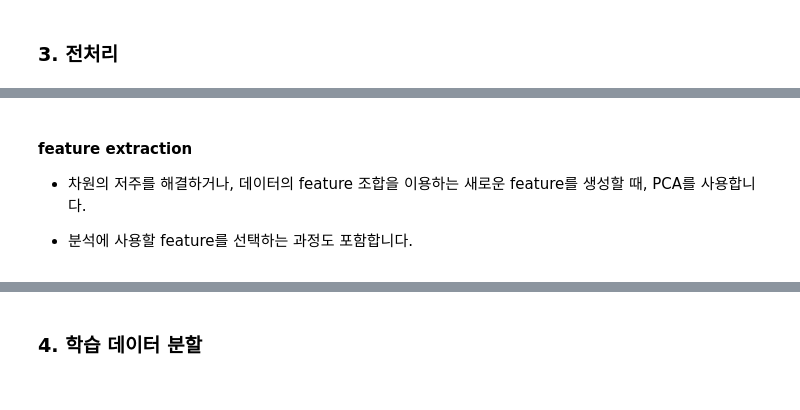
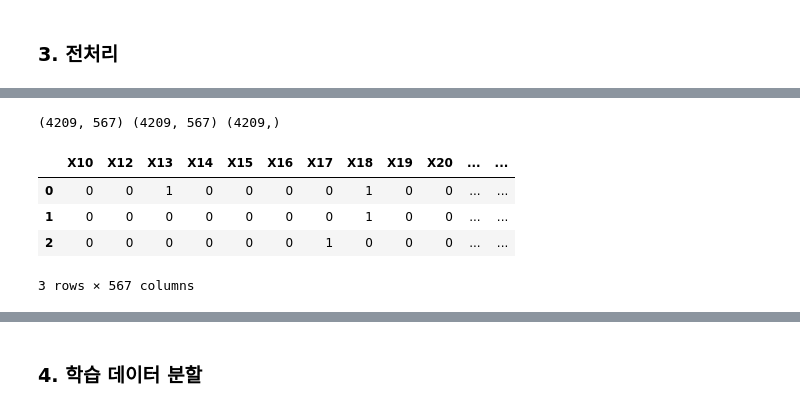
Before and after one commit to oneash98/FastCampusDeepLearning, a Jupyter notebook: Chapter_06_실전_머신러닝_프로젝트_Mercedes_Benz.ipynb, the cells around one changed output, grey strips where cells are left out. Drawn from its saved outputs; the diff is of its cells as text; code cells hidden in the pictures.

```diff
--- a/Chapter_06_실전_머신러닝_프로젝트_Mercedes_Benz.ipynb
+++ b/Chapter_06_실전_머신러닝_프로젝트_Mercedes_Benz.ipynb
@@ -303,6 +286,0 @@ threshold =
-# %% [markdown]
-#### feature extraction
-
-- 차원의 저주를 해결하거나, 데이터의 feature 조합을 이용하는 새로운 feature를 생성할 때, PCA를 사용합니다.
-
-- 분석에 사용할 feature를 선택하는 과정도 포함합니다.
@@ -315,0 +291,20 @@ if feature_reducing:
+# %%
+total = pd.concat([train, test])
+split_point = len(train)
+total_OHE = pd.get_dummies(data = total, columns = categorical_features)
+y = train.y
+tempX = total_OHE.drop(columns=["ID", "y"])
+tempX = tempX.drop(columns = card1)
+trainX = tempX[:split_point]
+testX = tempX[split_point:]
+print(trainX.shape, testX.shape, y.shape)
+# %% [output]
+(4209, 567) (4209, 567) (4209,)
+# %%
+trainX.head(3)
+# %% [output]
+|  | X10 | X12 | X13 | X14 | X15 | X16 | X17 | X18 | X19 | X20 | ... | ... |
+| 0 | 0 | 0 | 1 | 0 | 0 | 0 | 0 | 1 | 0 | 0 | ... | ... |
+| 1 | 0 | 0 | 0 | 0 | 0 | 0 | 0 | 1 | 0 | 0 | ... | ... |
+| 2 | 0 | 0 | 0 | 0 | 0 | 0 | 1 | 0 | 0 | 0 | ... | ... |
+3 rows × 567 columns
```
Also changed, not shown: parts of 16 cells of this notebook.
